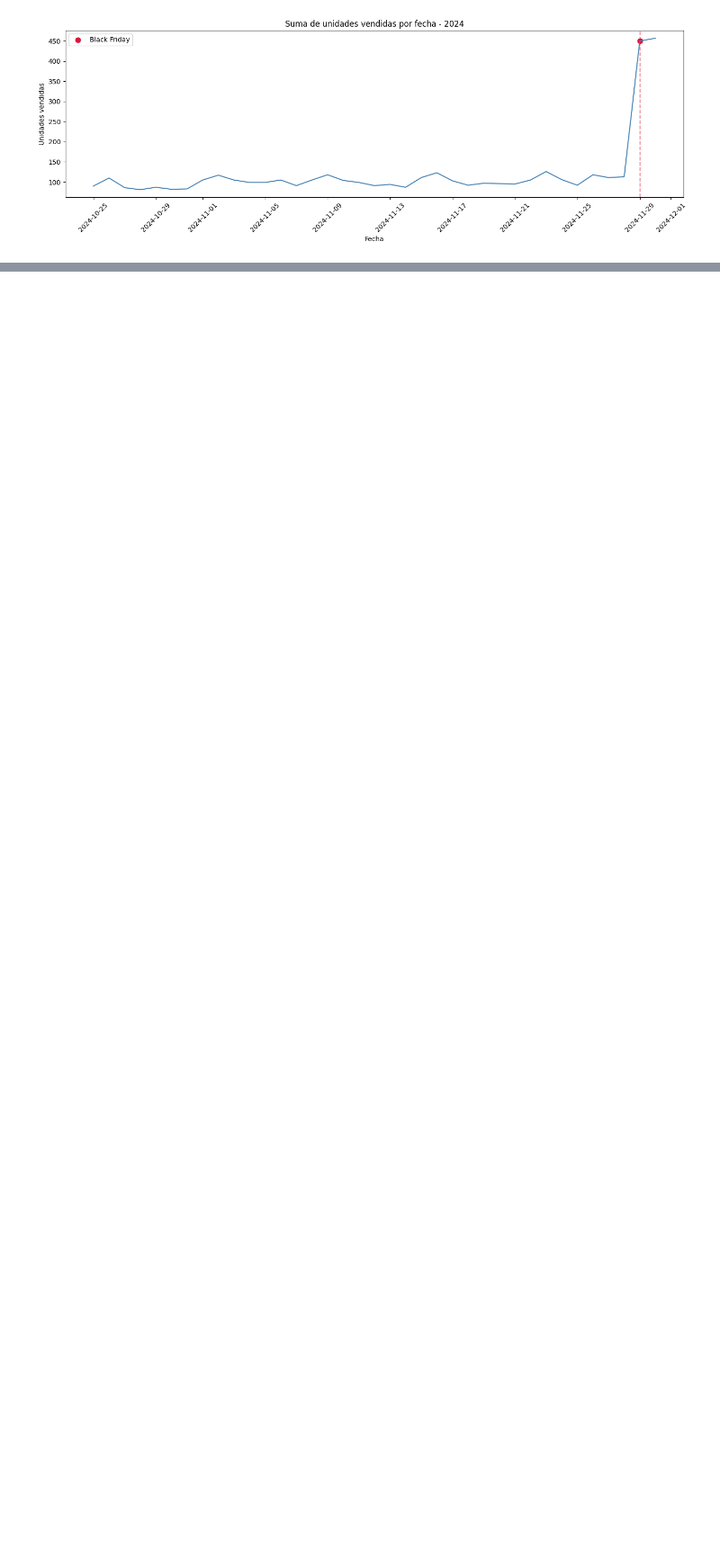
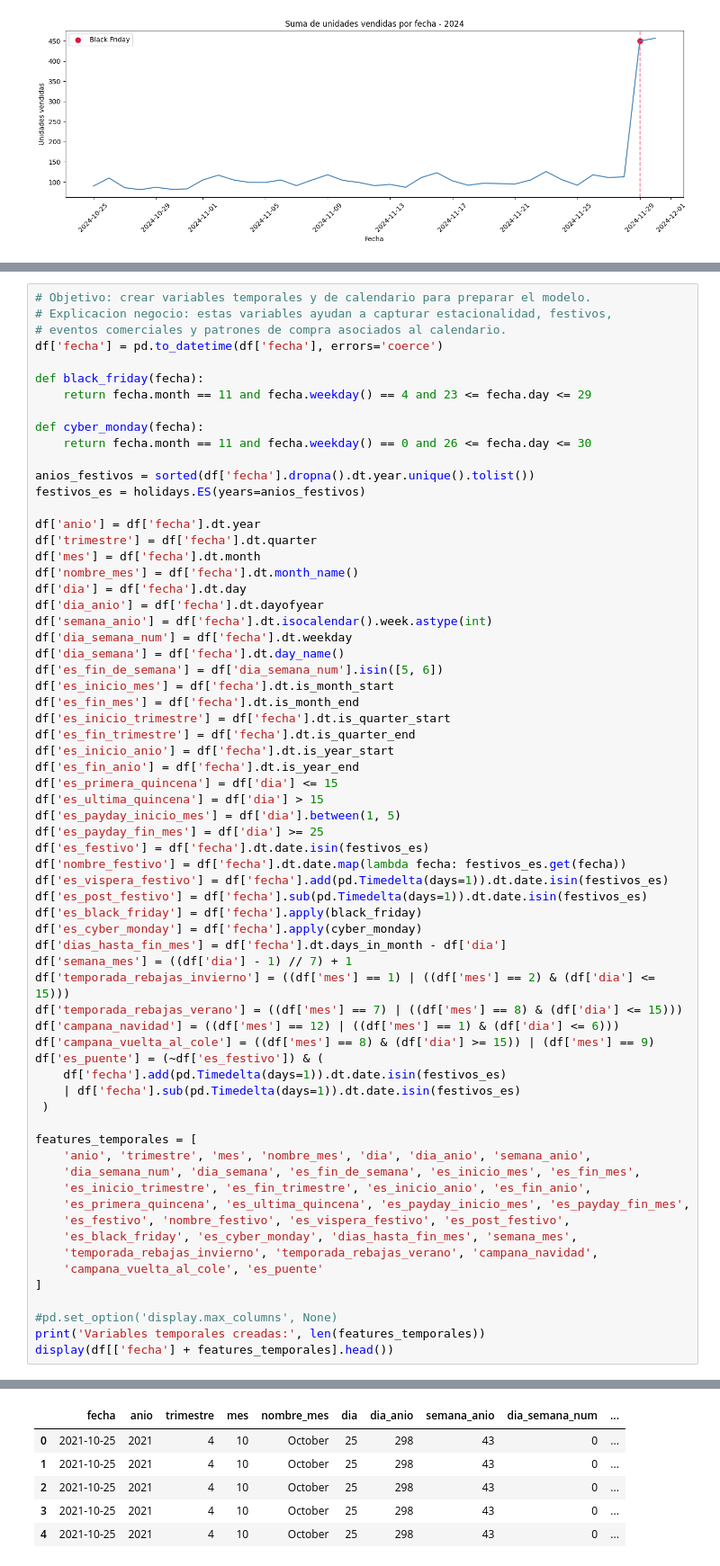
Before and after one commit to edgareem/forecastingVentas, a Jupyter notebook: notebooks/entrenamiento.ipynb, the cells around one changed output, grey strips where cells are left out. Shown at 90% size. Drawn from its saved outputs; the diff is of its cells as text; blank space fills up the shorter version.

```diff
--- a/notebooks/entrenamiento.ipynb
+++ b/notebooks/entrenamiento.ipynb
@@ -689,0 +689,67 @@ plt.show()
+# %%
+# Objetivo: crear variables temporales y de calendario para preparar el modelo.
+# Explicacion negocio: estas variables ayudan a capturar estacionalidad, festivos,
+# eventos comerciales y patrones de compra asociados al calendario.
+df['fecha'] = pd.to_datetime(df['fecha'], errors='coerce')
+
+def black_friday(fecha):
+    return fecha.month == 11 and fecha.weekday() == 4 and 23 <= fecha.day <= 29
+
+def cyber_monday(fecha):
+    return fecha.month == 11 and fecha.weekday() == 0 and 26 <= fecha.day <= 30
+
+anios_festivos = sorted(df['fecha'].dropna().dt.year.unique().tolist())
+festivos_es = holidays.ES(years=anios_festivos)
+
+df['anio'] = df['fecha'].dt.year
+df['trimestre'] = df['fecha'].dt.quarter
+df['mes'] = df['fecha'].dt.month
+df['nombre_mes'] = df['fecha'].dt.month_name()
+df['dia'] = df['fecha'].dt.day
+df['dia_anio'] = df['fecha'].dt.dayofyear
+df['semana_anio'] = df['fecha'].dt.isocalendar().week.astype(int)
+df['dia_semana_num'] = df['fecha'].dt.weekday
+df['dia_semana'] = df['fecha'].dt.day_name()
+df['es_fin_de_semana'] = df['dia_semana_num'].isin([5, 6])
+df['es_inicio_mes'] = df['fecha'].dt.is_month_start
+df['es_fin_mes'] = df['fecha'].dt.is_month_end
+df['es_inicio_trimestre'] = df['fecha'].dt.is_quarter_start
+df['es_fin_trimestre'] = df['fecha'].dt.is_quarter_end
+df['es_inicio_anio'] = df['fecha'].dt.is_year_start
+df['es_fin_anio'] = df['fecha'].dt.is_year_end
+df['es_primera_quincena'] = df['dia'] <= 15
+df['es_ultima_quincena'] = df['dia'] > 15
+df['es_payday_inicio_mes'] = df['dia'].between(1, 5)
+df['es_payday_fin_mes'] = df['dia'] >= 25
+df['es_festivo'] = df['fecha'].dt.date.isin(festivos_es)
+df['nombre_festivo'] = df['fecha'].dt.date.map(lambda fecha: festivos_es.get(fecha))
+df['es_vispera_festivo'] = df['fecha'].add(pd.Timedelta(days=1)).dt.date.isin(festivos_es)
+df['es_post_festivo'] = df['fecha'].sub(pd.Timedelta(days=1)).dt.date.isin(festivos_es)
+df['es_black_friday'] = df['fecha'].apply(black_friday)
+df['es_cyber_monday'] = df['fecha'].apply(cyber_monday)
+df['dias_hasta_fin_mes'] = df['fecha'].dt.days_in_month - df['dia']
+df['semana_mes'] = ((df['dia'] - 1) // 7) + 1
+df['temporada_rebajas_invierno'] = ((df['mes'] == 1) | ((df['mes'] == 2) & (df['dia'] <= 15)))
+df['temporada_rebajas_verano'] = ((df['mes'] == 7) | ((df['mes'] == 8) & (df['dia'] <= 15)))
+df['campana_navidad'] = ((df['mes'] == 12) | ((df['mes'] == 1) & (df['dia'] <= 6)))
+df['campana_vuelta_al_cole'] = ((df['mes'] == 8) & (df['dia'] >= 15)) | (df['mes'] == 9)
+df['es_puente'] = (~df['es_festivo']) & (
+    df['fecha'].add(pd.Timedelta(days=1)).dt.date.isin(festivos_es)
+    | df['fecha'].sub(pd.Timedelta(days=1)).dt.date.isin(festivos_es)
+ )
+
+features_temporales = [
+    'anio', 'trimestre', 'mes', 'nombre_mes', 'dia', 'dia_anio', 'semana_anio',
+    'dia_semana_num', 'dia_semana', 'es_fin_de_semana', 'es_inicio_mes', 'es_fin_mes',
+    'es_inicio_trimestre', 'es_fin_trimestre', 'es_inicio_anio', 'es_fin_anio',
+    'es_primera_quincena', 'es_ultima_quincena', 'es_payday_inicio_mes', 'es_payday_fin_mes',
+    'es_festivo', 'nombre_festivo', 'es_vispera_festivo', 'es_post_festivo',
+    'es_black_friday', 'es_cyber_monday', 'dias_hasta_fin_mes', 'semana_mes',
+    'temporada_rebajas_invierno', 'temporada_rebajas_verano', 'campana_navidad',
+    'campana_vuelta_al_cole', 'es_puente'
+]
+
+#pd.set_option('display.max_columns', None)
+print('Variables temporales creadas:', len(features_temporales))
+display(df[['fecha'] + features_temporales].head())
+# %% [output]
@@ -689,0 +757,6 @@ plt.show()
+|  | fecha | anio | trimestre | mes | nombre_mes | dia | dia_anio | semana_anio | dia_semana_num | ... |
+| 0 | 2021-10-25 | 2021 | 4 | 10 | October | 25 | 298 | 43 | 0 | ... |
+| 1 | 2021-10-25 | 2021 | 4 | 10 | October | 25 | 298 | 43 | 0 | ... |
+| 2 | 2021-10-25 | 2021 | 4 | 10 | October | 25 | 298 | 43 | 0 | ... |
+| 3 | 2021-10-25 | 2021 | 4 | 10 | October | 25 | 298 | 43 | 0 | ... |
+| 4 | 2021-10-25 | 2021 | 4 | 10 | October | 25 | 298 | 43 | 0 | ... |
```
Also changed, not shown: parts of 19 cells of this notebook.
